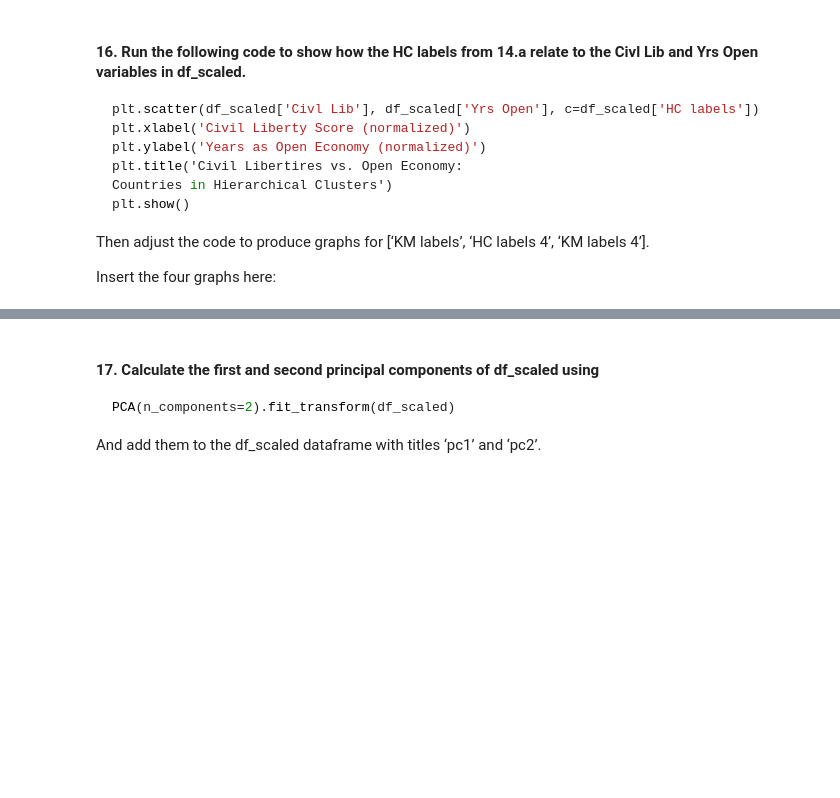
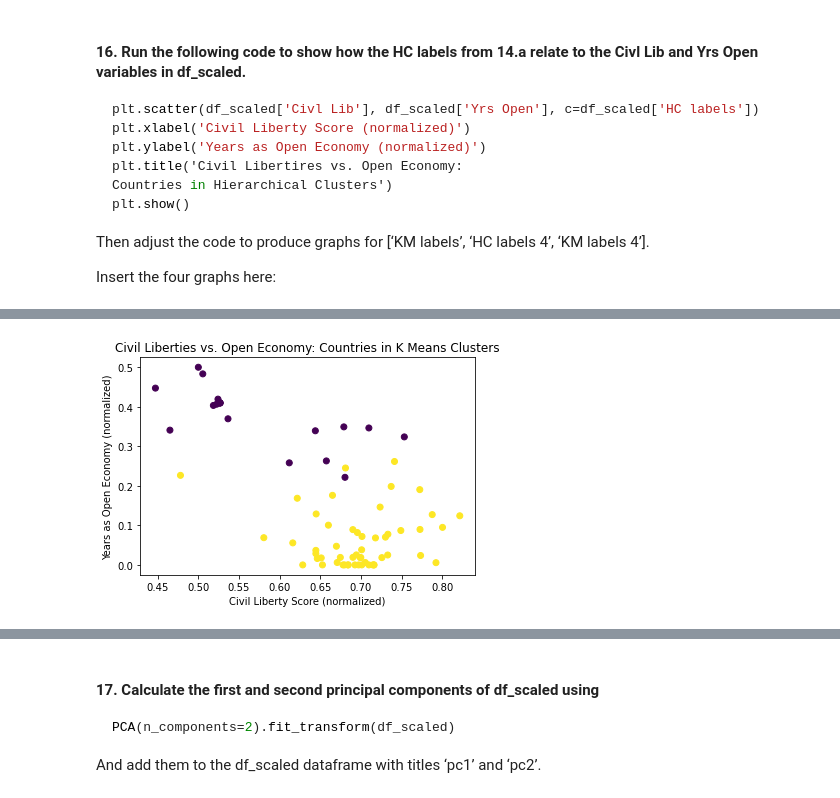
Before and after one commit to nadyatan21/ECON1620-Spring2024, a Jupyter notebook: HW2/HW2_2024.ipynb, the cells around one changed output, grey strips where cells are left out. Cells and saved outputs as stored; diff of their text form; code cells hidden in the pictures; blank space fills up the shorter version.

```diff
--- a/HW2/HW2_2024.ipynb
+++ b/HW2/HW2_2024.ipynb
@@ -403,0 +431,8 @@ Insert the four graphs here:
+# %%
+plt.scatter(df_scaled['Civl Lib'], df_scaled['Yrs Open'], c=df_scaled['KM Labels'])
+plt.xlabel('Civil Liberty Score (normalized)')
+plt.ylabel('Years as Open Economy (normalized)')
+plt.title('Civil Liberties vs. Open Economy: Countries in K Means Clusters')
+plt.show()
+# %% [output]
+[figure, added]
```
Also changed, not shown: parts of 20 cells of this notebook.
